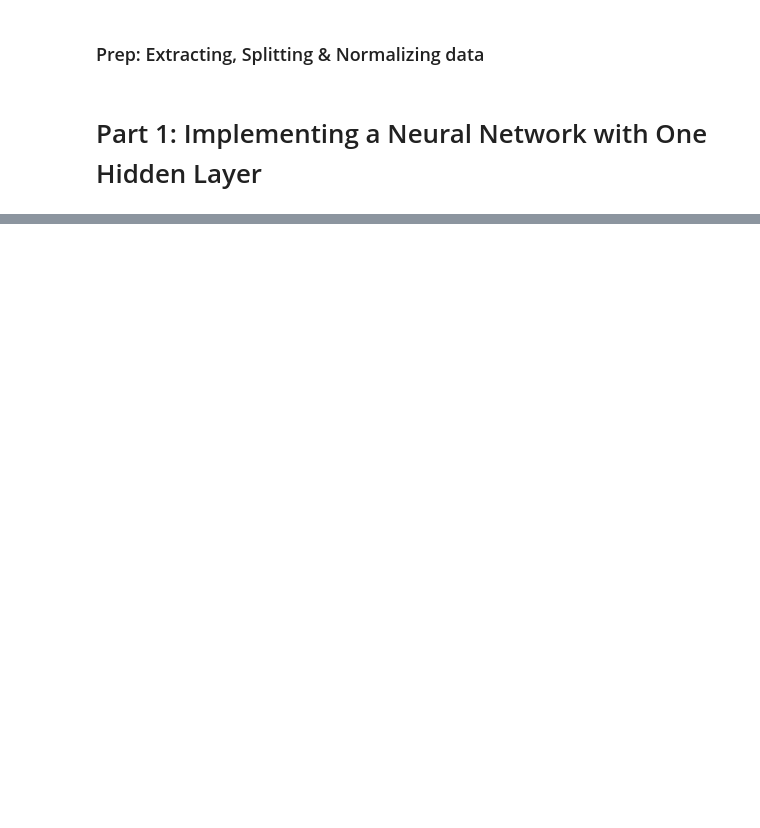
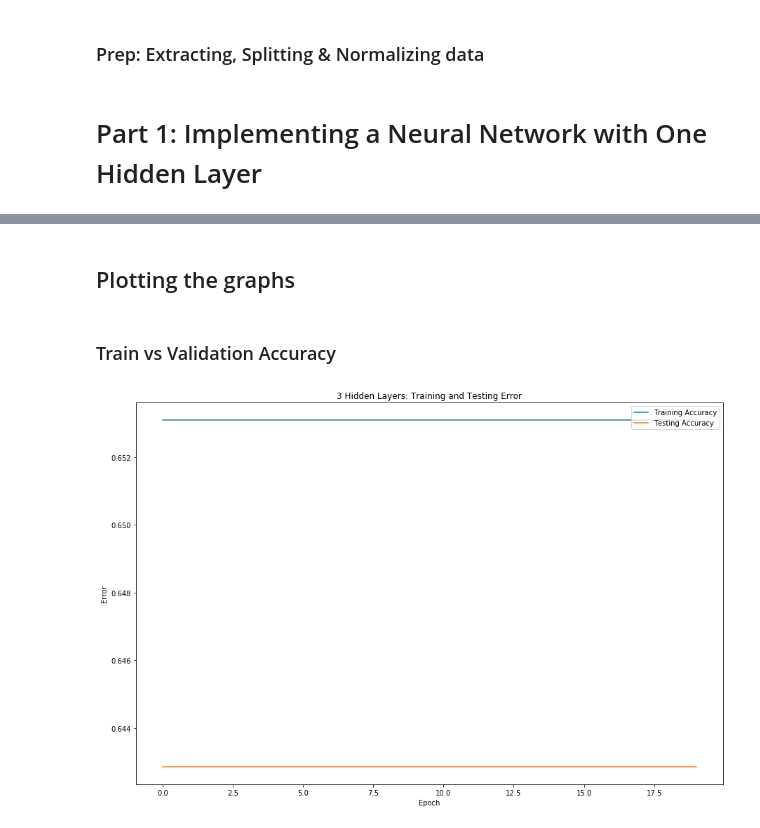
Before and after one commit to Aritra-Paul/neural-network, a Jupyter notebook: cse474_assignment2.ipynb, the cells around one changed output, grey strips where cells are left out. Cells and saved outputs as stored; diff of their text form; code cells hidden in the pictures; blank space fills up the shorter version.

```diff
--- a/cse474_assignment2.ipynb
+++ b/cse474_assignment2.ipynb
@@ -148,0 +185,19 @@ _________________________________________________________________
+# %%
+# Creating the model.
+model = Sequential()
+model.add(Dense(512, activation='relu', input_dim=4)) # Hidden Layer 1
+model.add(Dense(256, activation='relu')) # Hidden Layer 2
+model.add(Dense(128, activation='relu')) # Hidden Layer 3
+model.add(Dense(2, activation='sigmoid')) # Output Layer
+visualizer(model, format='png', view=True)
+
+model.compile(optimizer=Adam(), loss='categorical_crossentropy', metrics=['accuracy'])
+print(model.summary())
+
+# Training the model.
+history = model.fit(Xtrain, to_categorical(Ytrain),
+                    validation_data=(Xtest, to_categorical(Ytest)), epochs=20, batch_size=64)
+
+# Evaluating the model
+loss, accuracy = model.evaluate(Xtest, to_categorical(Ytest))
+print('\n\n Loss', loss, 'Accuracy:', accuracy)
@@ -148,0 +222,18 @@ _________________________________________________________________
+# %% [markdown]
+## Plotting the graphs
+# %% [markdown]
+### Train vs Validation Accuracy
+# %%
+# Plot the accuracy and loss.
+
+# Accuracy
+plt.figure(figsize=(15, 10))
+plt.plot(history.history['accuracy'])
+plt.plot(history.history['val_accuracy'])
+plt.title('3 Hidden Layers: Training and Testing Error')
+plt.ylabel('Error')
+plt.xlabel('Epoch')
+plt.legend(['Training Accuracy', 'Testing Accuracy'], loc='upper right')
+plt.show()
+# %% [output]
+[figure, added]
```
Also changed, not shown: parts of 11 cells of this notebook, 2 other files.
